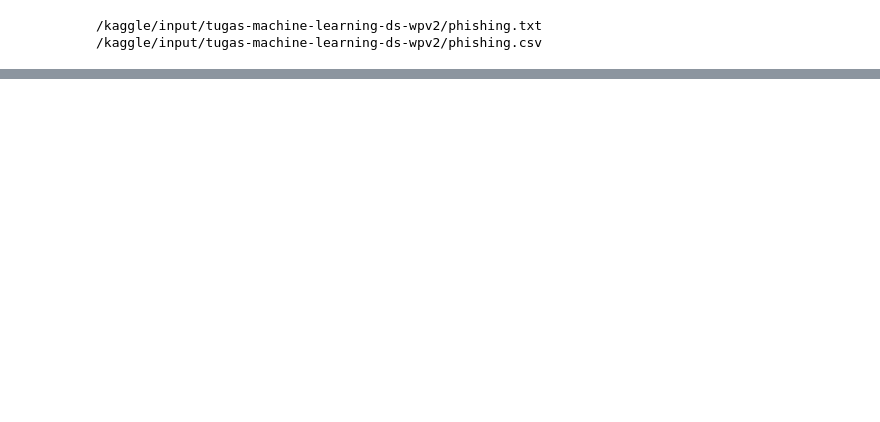
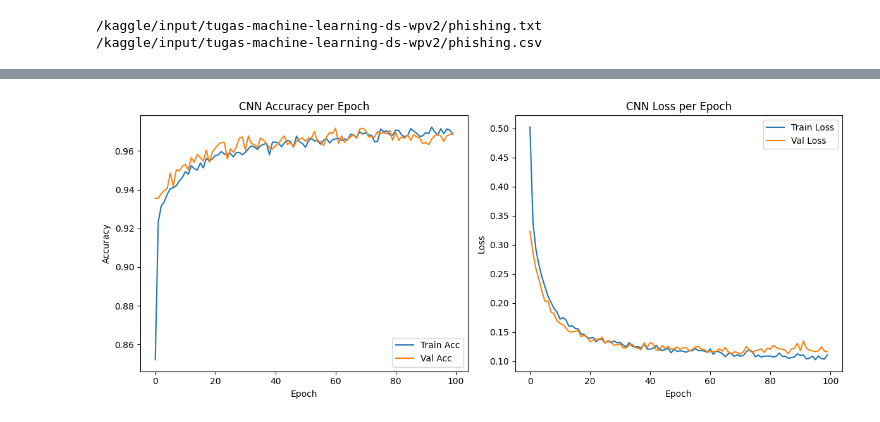
Before and after one commit to impeeza7/TUGAS_MACHINE_LEARNING8, a Jupyter notebook: tugas-machine-learning-ds-wpv2-kelompok-8.ipynb, the cells around one changed output, grey strips where cells are left out. Cells and saved outputs as stored; diff of their text form; code cells hidden in the pictures; blank space fills up the shorter version.

Commit message:
Kaggle Notebook | Tugas Machine Learning DS WPV2 Kelompok 8 | Version 5

```diff
--- a/tugas-machine-learning-ds-wpv2-kelompok-8.ipynb
+++ b/tugas-machine-learning-ds-wpv2-kelompok-8.ipynb
@@ -66,16 +67,16 @@ X_train_scaled = scaler.fit_transform(X_train)
 X_test_scaled = scaler.transform(X_test)
 # %%
-#INISIALISASI MODEL SKLEARN
+# MODEL KLASIK
 models = {
     "Logistic Regression": LogisticRegression(max_iter=500),
     "Decision Tree": DecisionTreeClassifier(),
     "Random Forest": RandomForestClassifier(n_estimators=100),
-    "Support Vector Machine": SVC(),
-    "Naïve Bayes": GaussianNB(),
+    "Support Vector Machine": SVC(probability=True),
+    "Naïve Bayes": BernoulliNB(),
     "K-Nearest Neighbors": KNeighborsClassifier(),
     "AdaBoost": AdaBoostClassifier(),
     "Extreme Gradient Boosting": XGBClassifier(use_label_encoder=False, eval_metric='logloss'),
     "Linear Discriminant Analysis": LinearDiscriminantAnalysis(),
-    "Stochastic Gradient Descent": SGDClassifier(),
-    "Neural Network": MLPClassifier(hidden_layer_sizes=(100,), max_iter=500)
+    "Stochastic Gradient Descent": SGDClassifier(loss='log_loss', max_iter=1000),
+    "Neural Network (MLP)": MLPClassifier(hidden_layer_sizes=(100,), max_iter=500)
 }
@@ -118,12 +82,0 @@ Training Neural Network...
-# %%
-#MODEL CNN FULL FITUR
-def create_cnn_model(input_shape):
-    model = Sequential([
-        Dense(64, activation='relu', input_shape=(input_shape,)),
-        Dropout(0.3),
-        Dense(32, activation='relu'),
-        Dropout(0.2),
-        Dense(1, activation='sigmoid')
-    ])
-    model.compile(optimizer='adam', loss='binary_crossentropy', metrics=['accuracy'])
-    return model
@@ -216,0 +210,23 @@ plt.show()
+# %%
+# GRAFIK HISTORI TRAINING CNN
+plt.figure(figsize=(12, 5))
+plt.subplot(1, 2, 1)
+plt.plot(history.history['accuracy'], label='Train Acc')
+plt.plot(history.history['val_accuracy'], label='Val Acc')
+plt.title('CNN Accuracy per Epoch')
+plt.xlabel('Epoch')
+plt.ylabel('Accuracy')
+plt.legend()
+
+plt.subplot(1, 2, 2)
+plt.plot(history.history['loss'], label='Train Loss')
+plt.plot(history.history['val_loss'], label='Val Loss')
+plt.title('CNN Loss per Epoch')
+plt.xlabel('Epoch')
+plt.ylabel('Loss')
+plt.legend()
+
+plt.tight_layout()
+plt.show()
+# %% [output]
+[figure, added]
```
Also changed, not shown: parts of 20 cells of this notebook.
